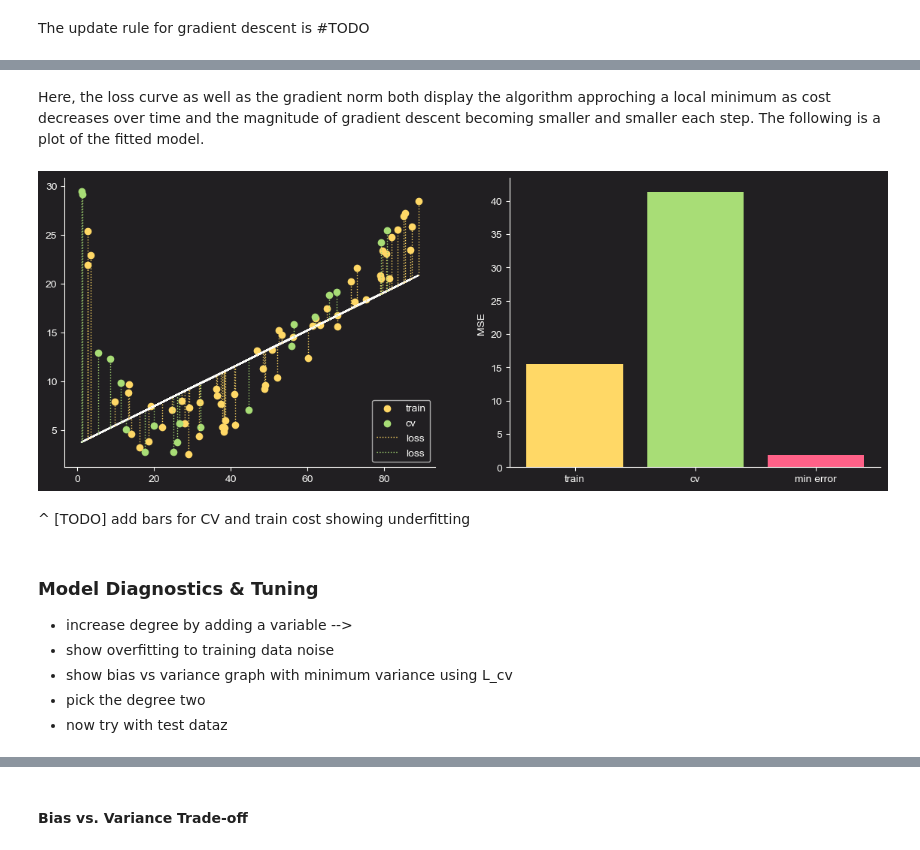
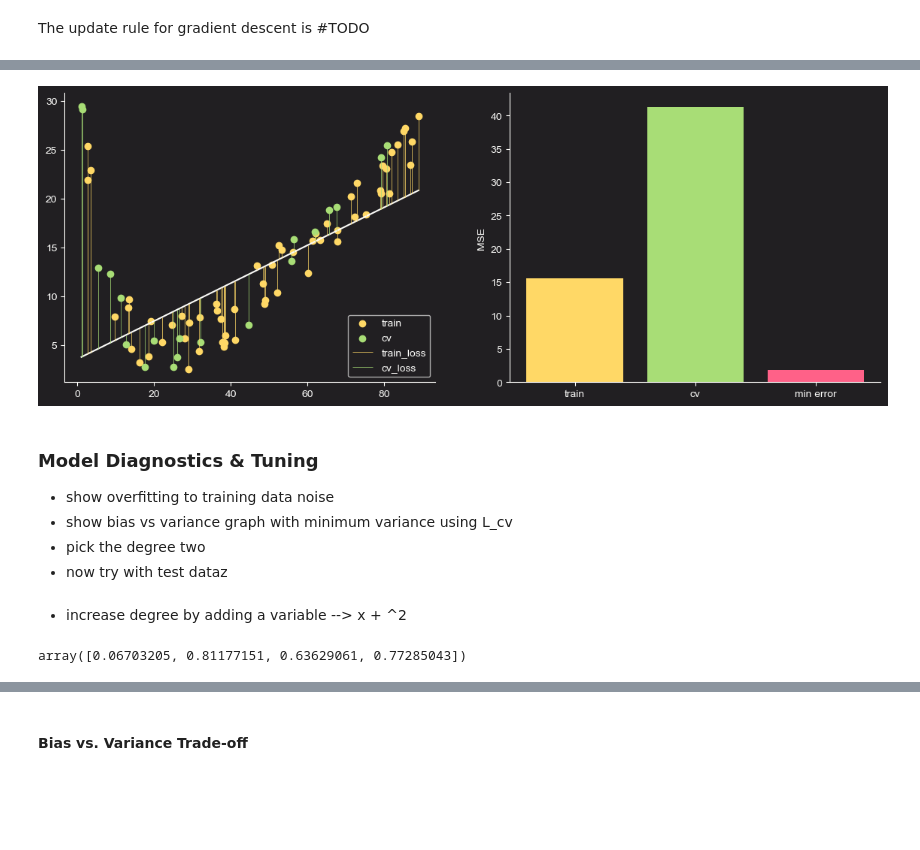
Before and after one commit to jakecreate/machine-learning-from-scratch, a Jupyter notebook: fundamentals_machine_learning.ipynb, the cells around one changed output, grey strips where cells are left out. Cells and saved outputs as stored; diff of their text form; code cells hidden in the pictures; blank space fills up the shorter version.

```diff
--- a/fundamentals_machine_learning.ipynb
+++ b/fundamentals_machine_learning.ipynb
@@ -232,0 +245,6 @@ def lr_gradient_descent(X, y, w, eta=0.01, threshold=0.005, max_iter = 1000):
+# %%
+X_train_scaled = X_train.copy()
+scaler = standard_scaler(X_train_scaled[:, 1])
+X_train_scaled[:, 1] = scaler.scale(X_train[:, 1])
+w, cost_learned, grad_learned = linear_gradient_descent(X_train_scaled, y_train, w_rand)
+print(f'weight values: {w}')
@@ -285,18 +285,0 @@ weight values: [13.02247549  4.85636642]
-# %%
-fig, ax = plt.subplots(1, 2, figsize=(14,5))
-n_iter = np.arange(len(cost_learned))
-ax[0].plot(n_iter, cost_learned, c=c_['blue'])
-ax[1].plot(n_iter, grad_learned, c=c_['blue'])
-
-ax[0].set_title('Loss Curve')
-ax[0].set_ylabel('Total Loss')
-
-ax[1].set_title('Gradient Norm')
-ax[1].set_ylabel('Magnitude of Update Changes')
-
-for axes in ax.flat:
-    axes.spines[['top', 'right']].set_visible(False)
-    axes.spines[['bottom', 'left']].set_color(c_['white'])
-    axes.set_xlabel('# of Iterations')
-
-plt.show()
@@ -305,42 +286,43 @@ plt.show()
-# %% [markdown]
-Here, the loss curve as well as the gradient norm both display the algorithm approching a local minimum as cost decreases over time and the magnitude of gradient descent becoming smaller and smaller each step. The following is a plot of the fitted model.
 # %%
-fig, ax = plt.subplots(1, 2, figsize=(14,5))
+X_scaled = X.copy()
+X_scaled[:, 1] = scaler.scale(X[:, 1])
 
 X_cv_scaled = X_cv.copy()
 X_cv_scaled[:, 1] = scaler.scale(X_cv[:, 1])
 
-y_pred_train = lr_predict(X_train_scaled, w_learned)
-y_pred_cv = lr_predict(X_cv_scaled, w_learned)
+y_pred_train = linear_predict(X_train_scaled, w)
+y_pred_cv = linear_predict(X_cv_scaled, w)
 
 train_err = np.sort(np.vstack([y_train, y_pred_train]), axis=0)
 cv_err = np.sort(np.vstack([y_cv, y_pred_cv]), axis=0)
 
-ax[0].scatter(X_train[:, 1], y_train, c=c_['yellow'], label='train')
-ax[0].scatter(X_cv[:, 1], y_cv, c=c_['green'], label='cv')
+fig, ax = plt.subplots(1, 2, figsize=(14,5))
 
-ax[0].plot(X_train[:, 1], y_pred_train, c=c_['white'])
-ax[0].plot(X_cv[:, 1], y_pred_cv, c=c_['white'])
-ax[0].vlines(x=X_train[:, 1], ymin=train_err[0], ymax=train_err[1], color=c_['yellow'], label='loss', linestyle=':', linewidth=1)
-ax[0].vlines(x=X_cv[:, 1], ymin=cv_err[0], ymax=cv_err[1], color=c_['green'], label='loss', linestyle=':', linewidth=1)
+ax[0].plot(X[:, 1], linear_predict(X_scaled, w), c=c_['white'])
+ax[0].vlines(x=X_train[:, 1], ymin=train_err[0], ymax=train_err[1], color=c_['yellow'], label='train_loss', linewidth=0.5)
+ax[0].vlines(x=X_cv[:, 1], ymin=cv_err[0], ymax=cv_err[1], color=c_['green'], label='cv_loss', linewidth=0.5)
 
 ax[1].bar(['train', 'cv', 'min error'],
-          [lr_cost(y_train, y_pred_train), lr_cost(y_cv, y_pred_cv), lr_cost(y_sample, y_true)],
+          [cost_mse(y_train, y_pred_train), cost_mse(y_cv, y_pred_cv), cost_mse(y_train, y_true[train_mask])],
           color=[c_['yellow'], c_['green'], c_['red']])
 ax[1].set_ylabel('MSE')
+
 for axes in ax.flat:
     axes.spines[['top', 'right']].set_visible(False)
     axes.spines[['bottom', 'left']].set_color(c_['white'])
 
 ax[0].legend(loc='lower right');
 # %% [output]
-[figure, old version]
+[figure, new version]
-# %% [markdown]
-^ [TODO] add bars for CV and train cost showing underfitting
 # %% [markdown]
 ### Model Diagnostics & Tuning
-* increase degree by adding a variable -->
 * show overfitting to training data noise
 * show bias vs variance graph with minimum variance using L_cv
 * pick the degree two
 * now try with test dataz
+# %% [markdown]
+* increase degree by adding a variable --> x + ^2
+# %%
+np.random.rand( 3 + 1)
+# %% [output]
+array([0.06703205, 0.81177151, 0.63629061, 0.77285043])
```
Also changed, not shown: parts of 29 cells of this notebook.
